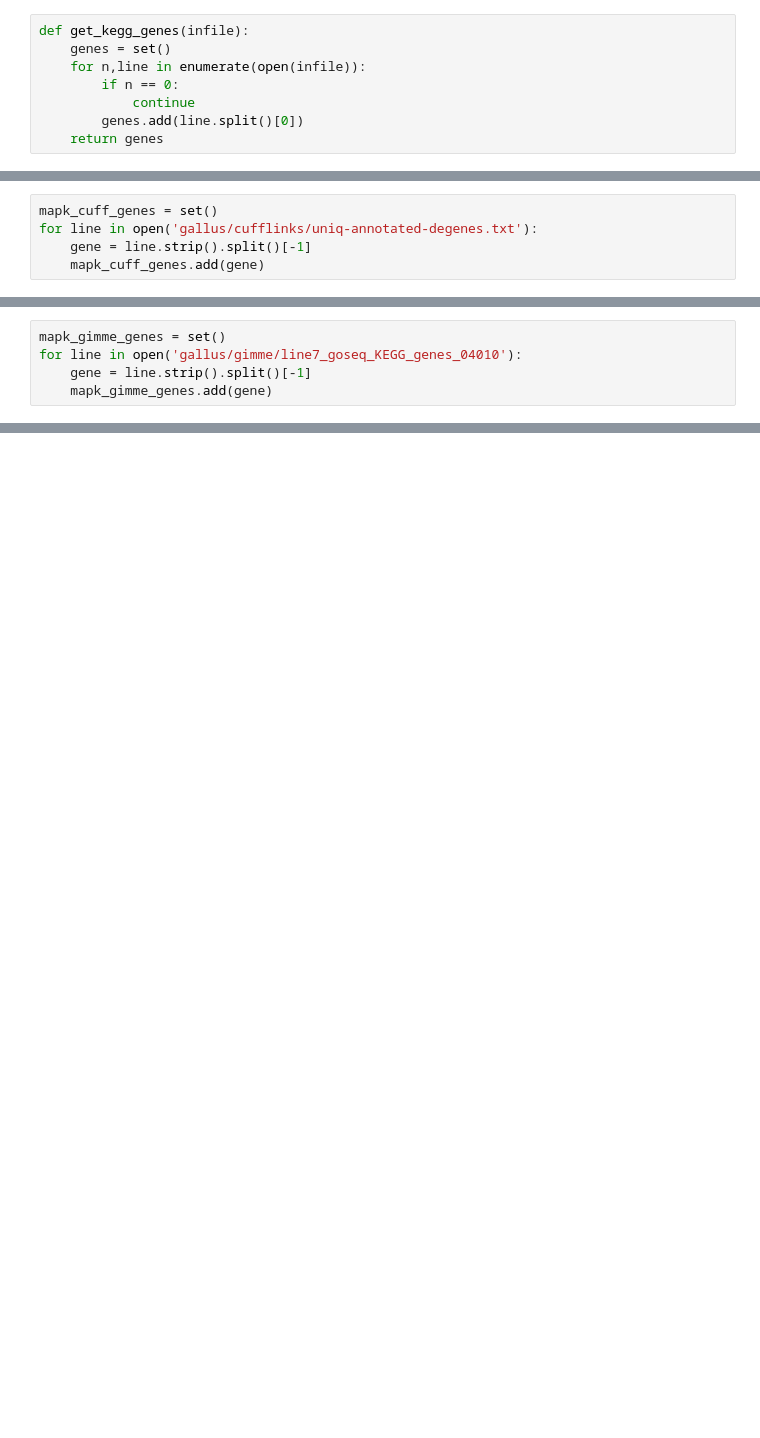
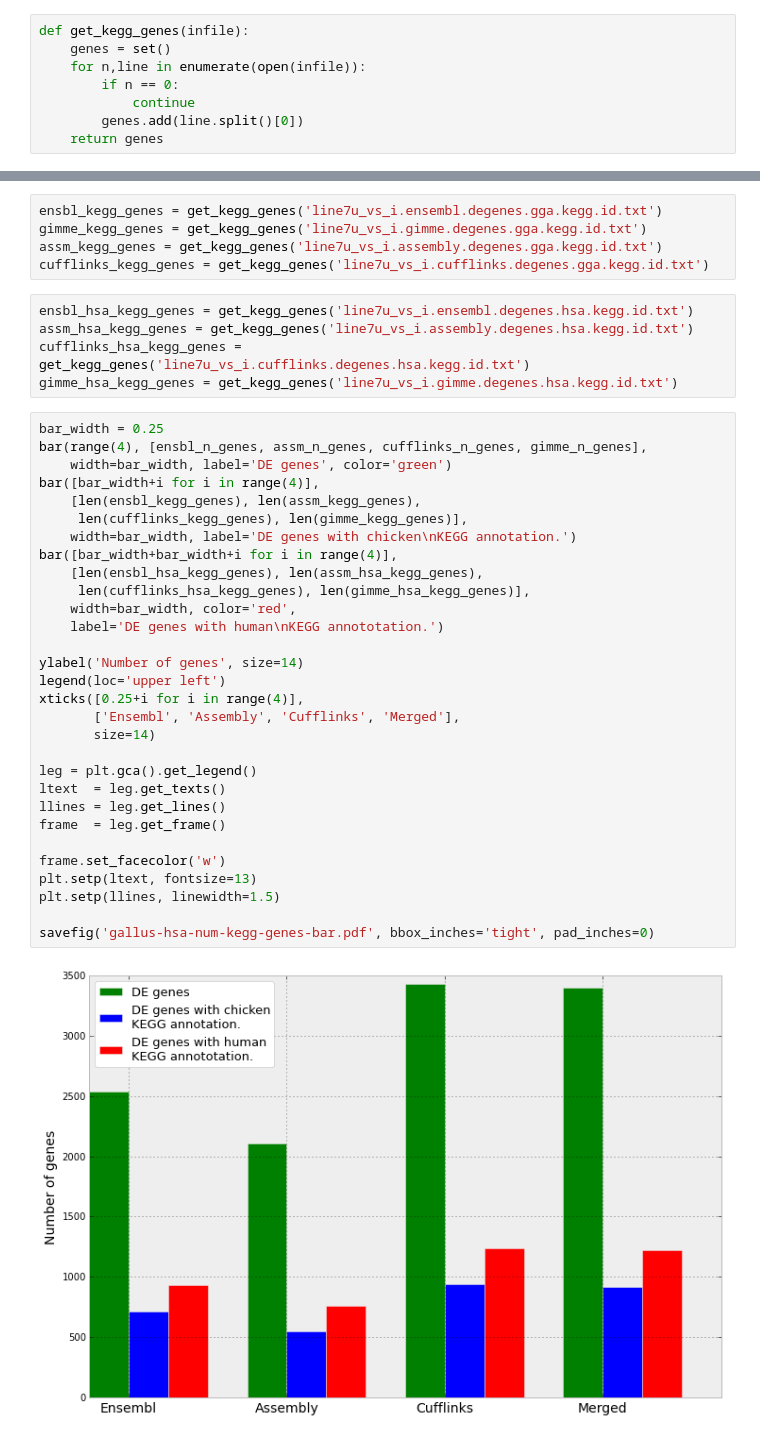
Before and after one commit to likit/RNASeq-methods-comparison, a Jupyter notebook: rnaseq-network-comparison.ipynb, the cells around one changed output, grey strips where cells are left out. Drawn from its saved outputs; the diff is of its cells as text; blank space fills up the shorter version.

```diff
--- a/rnaseq-network-comparison.ipynb
+++ b/rnaseq-network-comparison.ipynb
@@ -476,5 +317,0 @@ savefig('bmi1-raw-reads-bar.pdf', bbox_inches='tight', pad_inches=0)
-# %%
-mapk_cuff_genes = set()
-for line in open('gallus/cufflinks/uniq-annotated-degenes.txt'):
-    gene = line.strip().split()[-1]
-    mapk_cuff_genes.add(gene)
@@ -485,5 +317,0 @@ list(mapk_cuff_genes)[:5]
-# %%
-mapk_gimme_genes = set()
-for line in open('gallus/gimme/line7_goseq_KEGG_genes_04010'):
-    gene = line.strip().split()[-1]
-    mapk_gimme_genes.add(gene)
@@ -500,0 +335,42 @@ op.close()
+# %%
+ensbl_kegg_genes = get_kegg_genes('line7u_vs_i.ensembl.degenes.gga.kegg.id.txt')
+gimme_kegg_genes = get_kegg_genes('line7u_vs_i.gimme.degenes.gga.kegg.id.txt')
+assm_kegg_genes = get_kegg_genes('line7u_vs_i.assembly.degenes.gga.kegg.id.txt')
+cufflinks_kegg_genes = get_kegg_genes('line7u_vs_i.cufflinks.degenes.gga.kegg.id.txt')
+# %%
+ensbl_hsa_kegg_genes = get_kegg_genes('line7u_vs_i.ensembl.degenes.hsa.kegg.id.txt')
+assm_hsa_kegg_genes = get_kegg_genes('line7u_vs_i.assembly.degenes.hsa.kegg.id.txt')
+cufflinks_hsa_kegg_genes = get_kegg_genes('line7u_vs_i.cufflinks.degenes.hsa.kegg.id.txt')
+gimme_hsa_kegg_genes = get_kegg_genes('line7u_vs_i.gimme.degenes.hsa.kegg.id.txt')
+# %%
+bar_width = 0.25
+bar(range(4), [ensbl_n_genes, assm_n_genes, cufflinks_n_genes, gimme_n_genes],
+    width=bar_width, label='DE genes', color='green')
+bar([bar_width+i for i in range(4)],
+    [len(ensbl_kegg_genes), len(assm_kegg_genes),
+     len(cufflinks_kegg_genes), len(gimme_kegg_genes)],
+    width=bar_width, label='DE genes with chicken\nKEGG annotation.')
+bar([bar_width+bar_width+i for i in range(4)],
+    [len(ensbl_hsa_kegg_genes), len(assm_hsa_kegg_genes),
+     len(cufflinks_hsa_kegg_genes), len(gimme_hsa_kegg_genes)],
+    width=bar_width, color='red',
+    label='DE genes with human\nKEGG annototation.')
+
+ylabel('Number of genes', size=14)
+legend(loc='upper left')
+xticks([0.25+i for i in range(4)],
+       ['Ensembl', 'Assembly', 'Cufflinks', 'Merged'],
+       size=14)
+
+leg = plt.gca().get_legend()
+ltext  = leg.get_texts()
+llines = leg.get_lines()
+frame  = leg.get_frame()
+
+frame.set_facecolor('w')
+plt.setp(ltext, fontsize=13)
+plt.setp(llines, linewidth=1.5)
+
+savefig('gallus-hsa-num-kegg-genes-bar.pdf', bbox_inches='tight', pad_inches=0)
+# %% [output]
+[figure, added]
```
Also changed, not shown: parts of 115 cells of this notebook.
